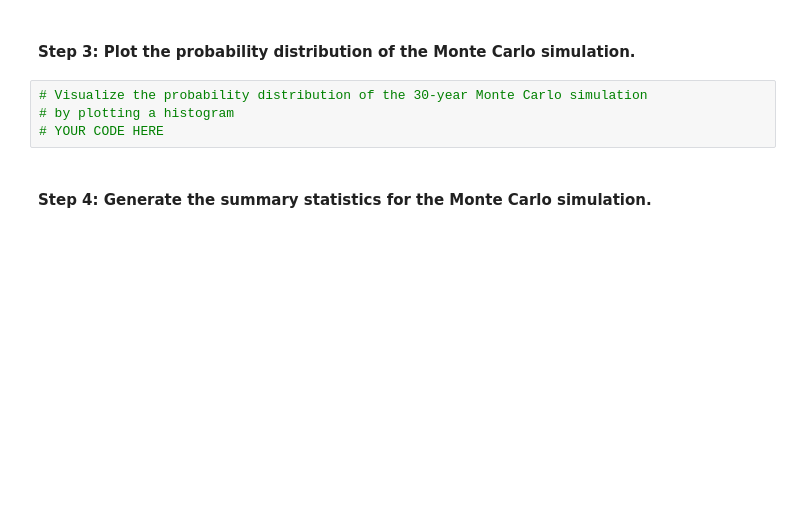
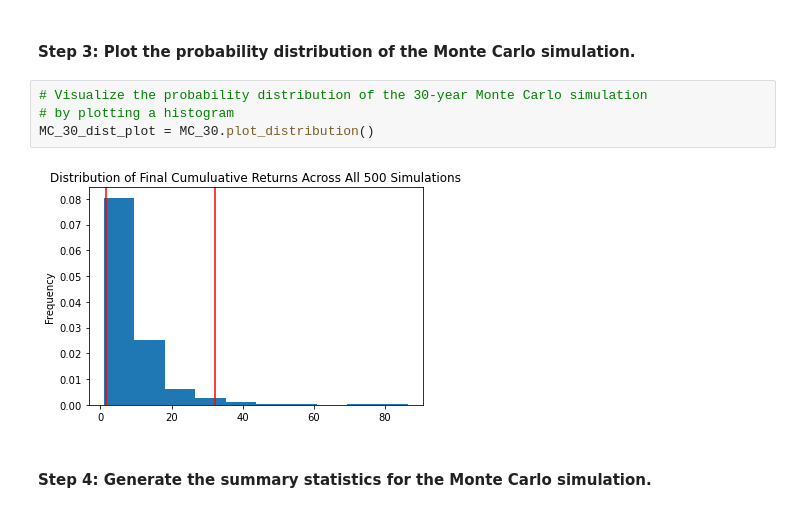
Before and after one commit to dboyne3/ModuleChallenge_5, a Jupyter notebook: financial_planning_tools.ipynb, the cells around one changed output. Saved outputs shown, nothing was run; the diff lists cells and outputs as text; blank space fills up the shorter version.

```diff
--- a/financial_planning_tools.ipynb
+++ b/financial_planning_tools.ipynb
@@ -462,7 +542,9 @@ In this section, you’ll use the MCForecastTools library to create a Monte Carl
 # %%
 # Visualize the probability distribution of the 30-year Monte Carlo simulation
 # by plotting a histogram
-# YOUR CODE HERE
+MC_30_dist_plot = MC_30.plot_distribution()
+# %% [output]
+[figure, added]
 # %% [markdown]
 #### Step 4: Generate the summary statistics for the Monte Carlo simulation.
 # %%
```
Also changed, not shown: parts of 32 cells of this notebook.
